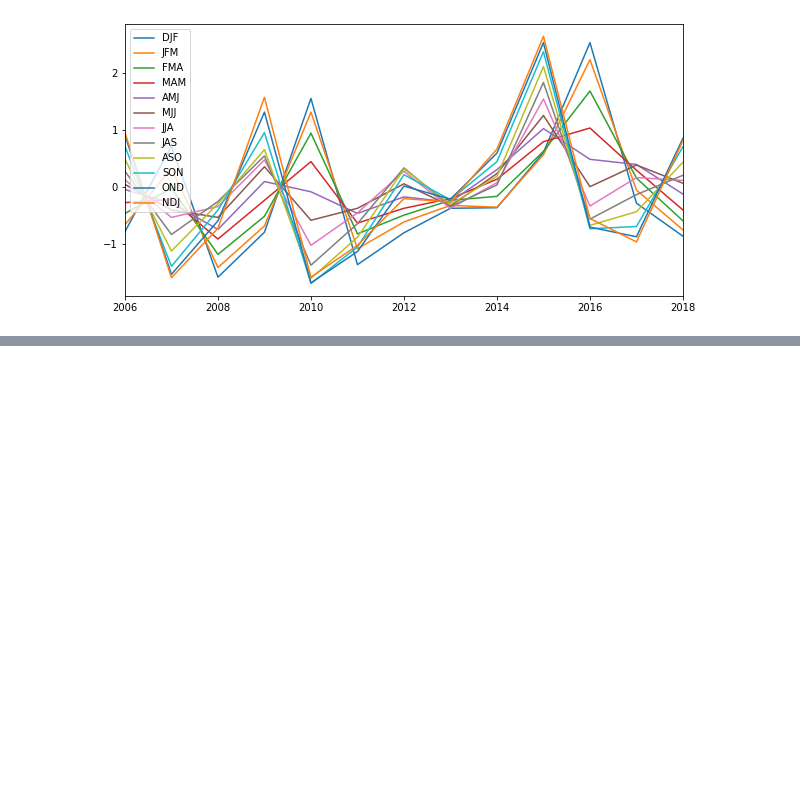
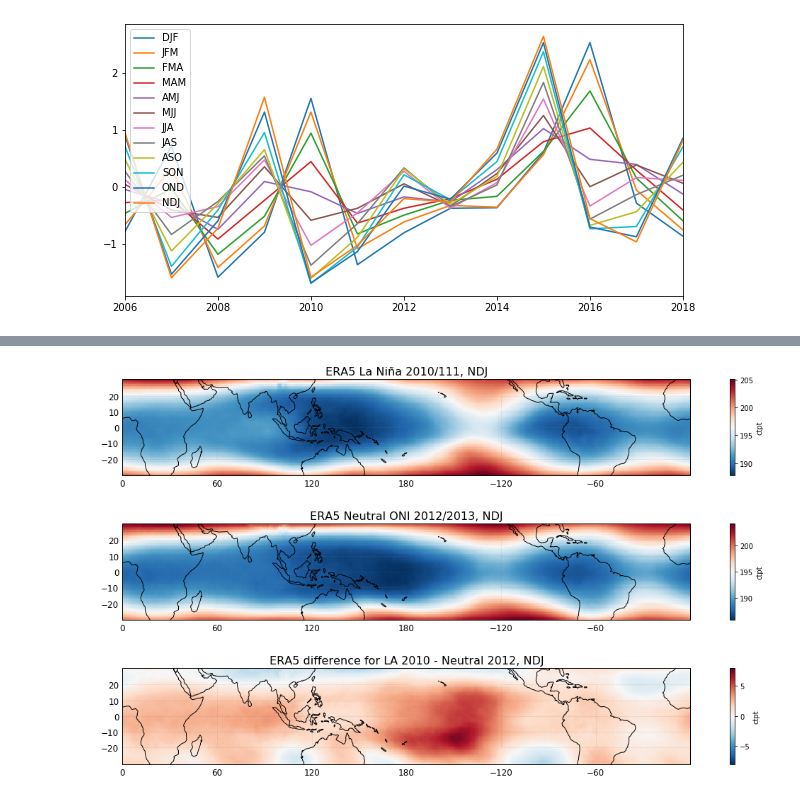
Before and after one commit to johanmeh/master, a Jupyter notebook: enso/oni_index.ipynb, the cells around one changed output, grey strips where cells are left out. Cells and saved outputs as stored; diff of their text form; code cells hidden in the pictures; blank space fills up the shorter version.

```diff
--- a/enso/oni_index.ipynb
+++ b/enso/oni_index.ipynb
@@ -56,0 +81,3 @@ df_sel
+# %%
+diff_LA_10 = nina10.ctpt[1:4,:,:] - neau.ctpt[1:4,:,:].values
+LA_10 = diff_LA_10.mean(axis=0)
@@ -56,0 +109,14 @@ df_sel
+# %%
+ds1 = nina10.ctpt[1:4, :, :].mean(axis=0)
+ds2 = neau.ctpt[1:4, :, :].mean(axis=0)
+ds3 = LA_10
+tl1 = 'ERA5 La Niña 2010/111, NDJ'
+tl2 = 'ERA5 Neutral ONI 2012/2013, NDJ'
+tl3 = 'ERA5 difference for LA 2010 - Neutral 2012, NDJ'
+vmin2 = -8
+vmax2= 8
+
+r = f.three_plot(ds1, ds2, ds3, tl1, tl2, tl3, vmin2, vmax2, cm='RdBu_r', enso=True)
+#r.savefig('la_nina_2010_neau_2012.pdf')
+# %% [output]
+[figure, added]
```
Also changed, not shown: parts of 31 cells of this notebook, 1 other file.
